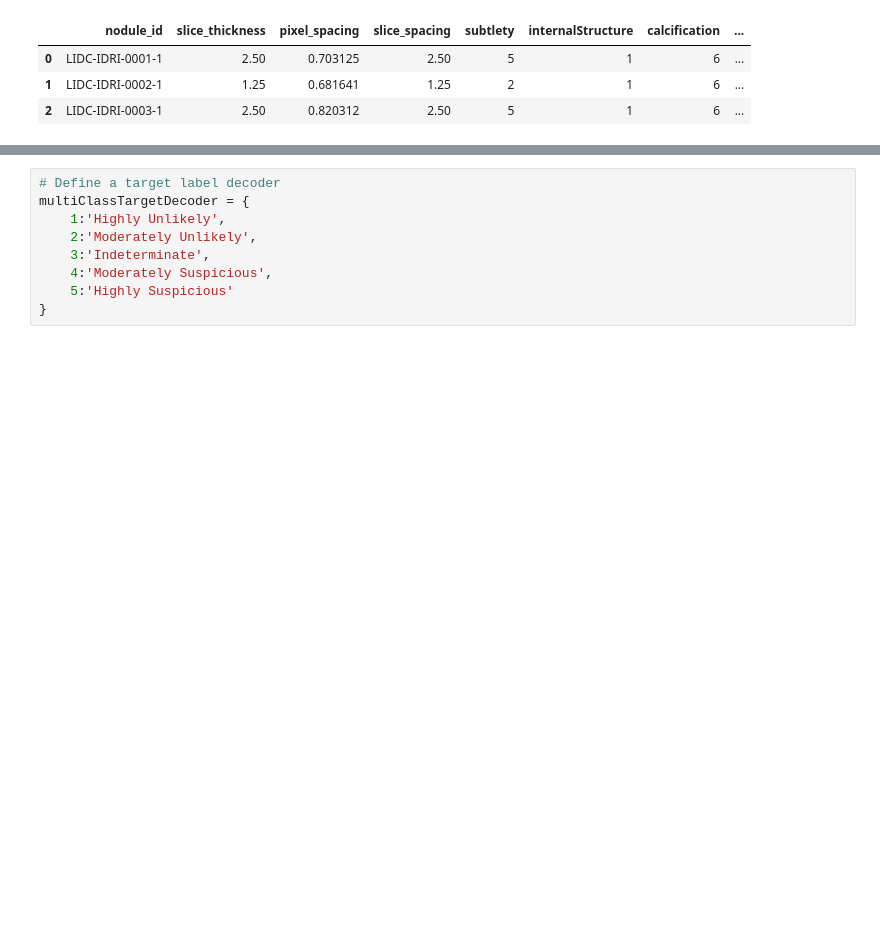
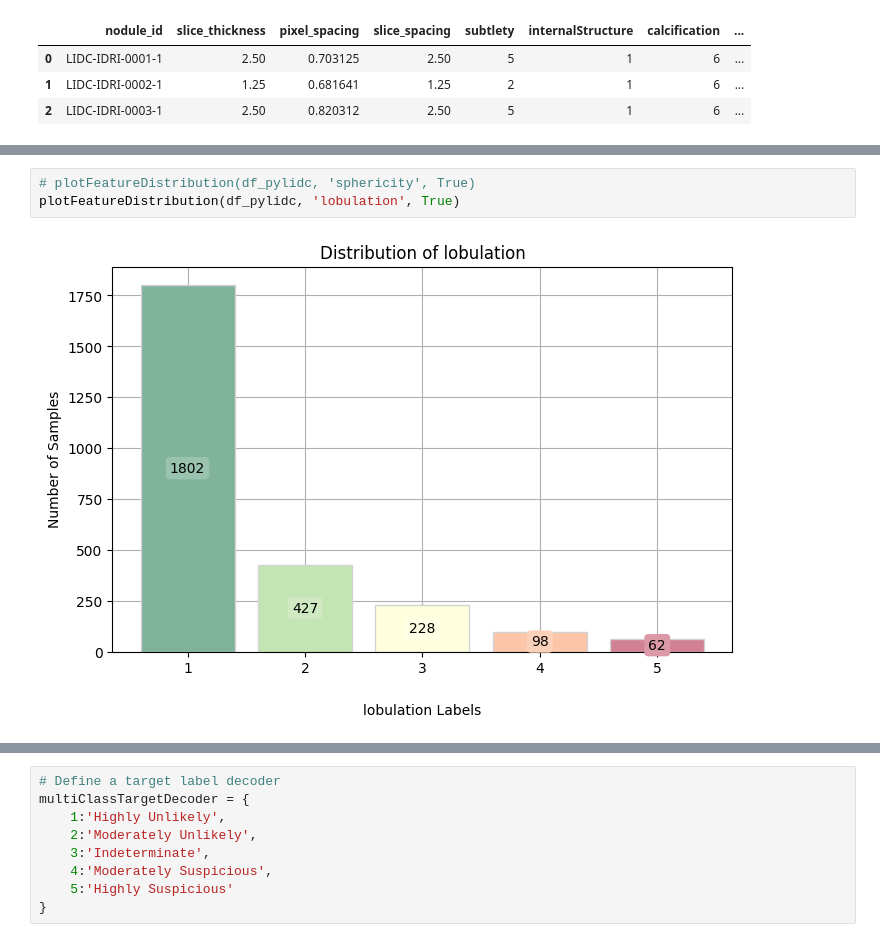
Before and after one commit to EstevesX10/Lung-Cancer-Classification-with-CT-Scans, a Jupyter notebook: Lung Cancer Classification with CT Scans/LungCancerClassification.ipynb, the cells around one changed output, grey strips where cells are left out. Saved outputs shown, nothing was run; the diff lists cells and outputs as text; blank space fills up the shorter version.

```diff
--- a/Lung Cancer Classification with CT Scans/LungCancerClassification.ipynb
+++ b/Lung Cancer Classification with CT Scans/LungCancerClassification.ipynb
@@ -309,0 +315,5 @@ In this subsection, we aim to conduct an ``exploratory data analysis`` along wit
+# %%
+# plotFeatureDistribution(df_pylidc, 'sphericity', True)
+plotFeatureDistribution(df_pylidc, 'lobulation', True)
+# %% [output]
+[figure, added]
```
Also changed, not shown: parts of 18 cells of this notebook.
